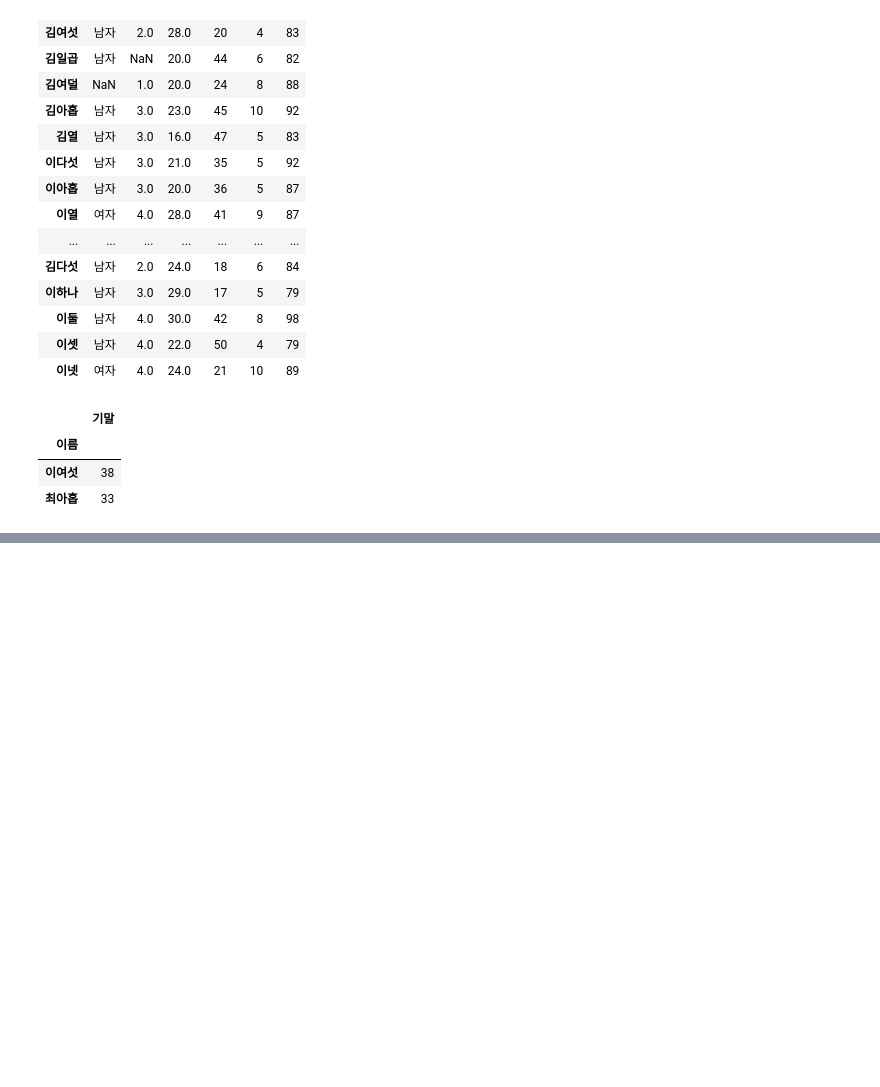
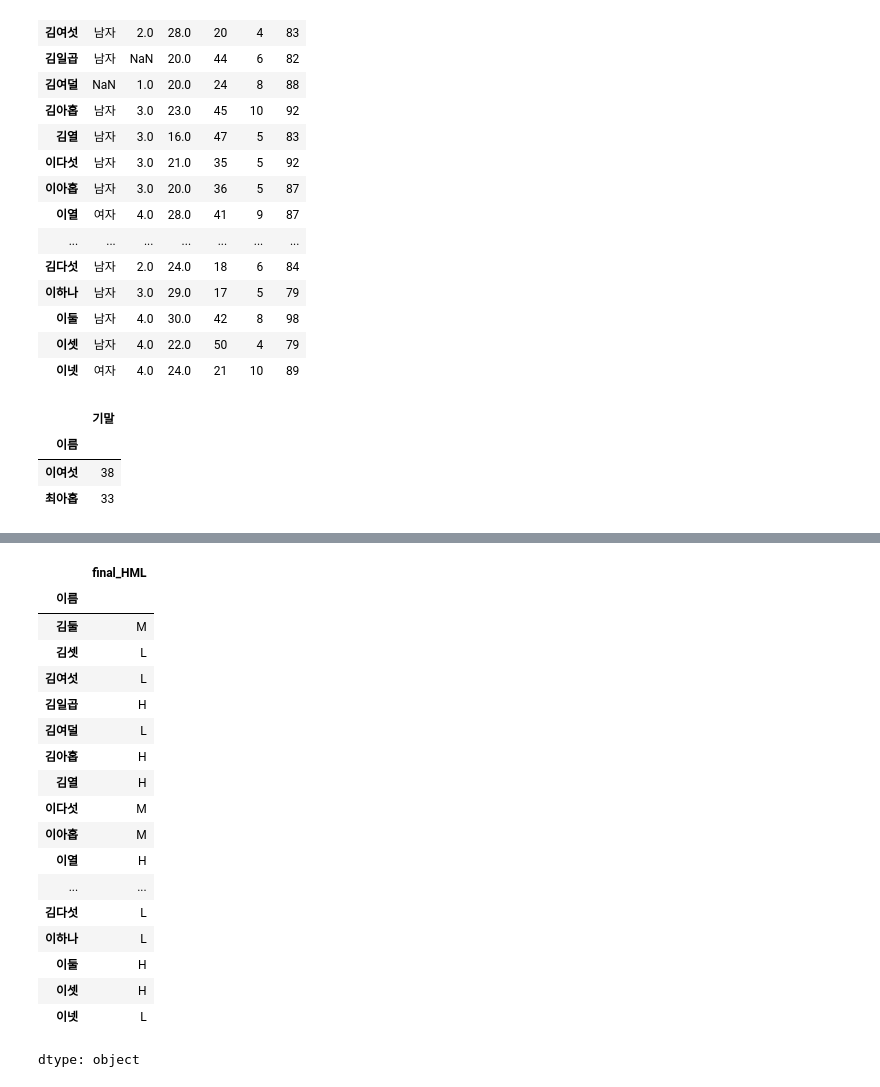
Before and after one commit to LIBY70/-goinhwal, a Jupyter notebook: hw2_22012167_노주호.ipynb, the cells around one changed output, grey strips where cells are left out. Saved outputs shown, nothing was run; the diff lists cells and outputs as text; code cells hidden in the pictures; blank space fills up the shorter version.

```diff
--- a/hw2_22012167_노주호.ipynb
+++ b/hw2_22012167_노주호.ipynb
@@ -78,0 +133,31 @@ TypeError: cannot do slice indexing on Index with these indexers [-6] of type in
+# %%
+final_mean = df3['기말'].mean()
+final_mean_plus_3 = final_mean + 3
+final_mean_minus_3 = final_mean - 3
+
+df3['final_HML'] = 'M'
+
+df3.loc[df3['기말'] > final_mean_plus_3, 'final_HML'] = 'H'
+
+df3.loc[df3['기말'] < final_mean_minus_3, 'final_HML'] = 'L'
+df3['final_HML']
+# %% [output]
+|  | final_HML |
+| 이름 |  |
+| 김둘 | M |
+| 김셋 | L |
+| 김여섯 | L |
+| 김일곱 | H |
+| 김여덜 | L |
+| 김아홉 | H |
+| 김열 | H |
+| 이다섯 | M |
+| 이아홉 | M |
+| 이열 | H |
+| ... | ... |
+| 김다섯 | L |
+| 이하나 | L |
+| 이둘 | H |
+| 이셋 | H |
+| 이넷 | L |
+dtype: object
```
Also changed, not shown: parts of 11 cells of this notebook.
